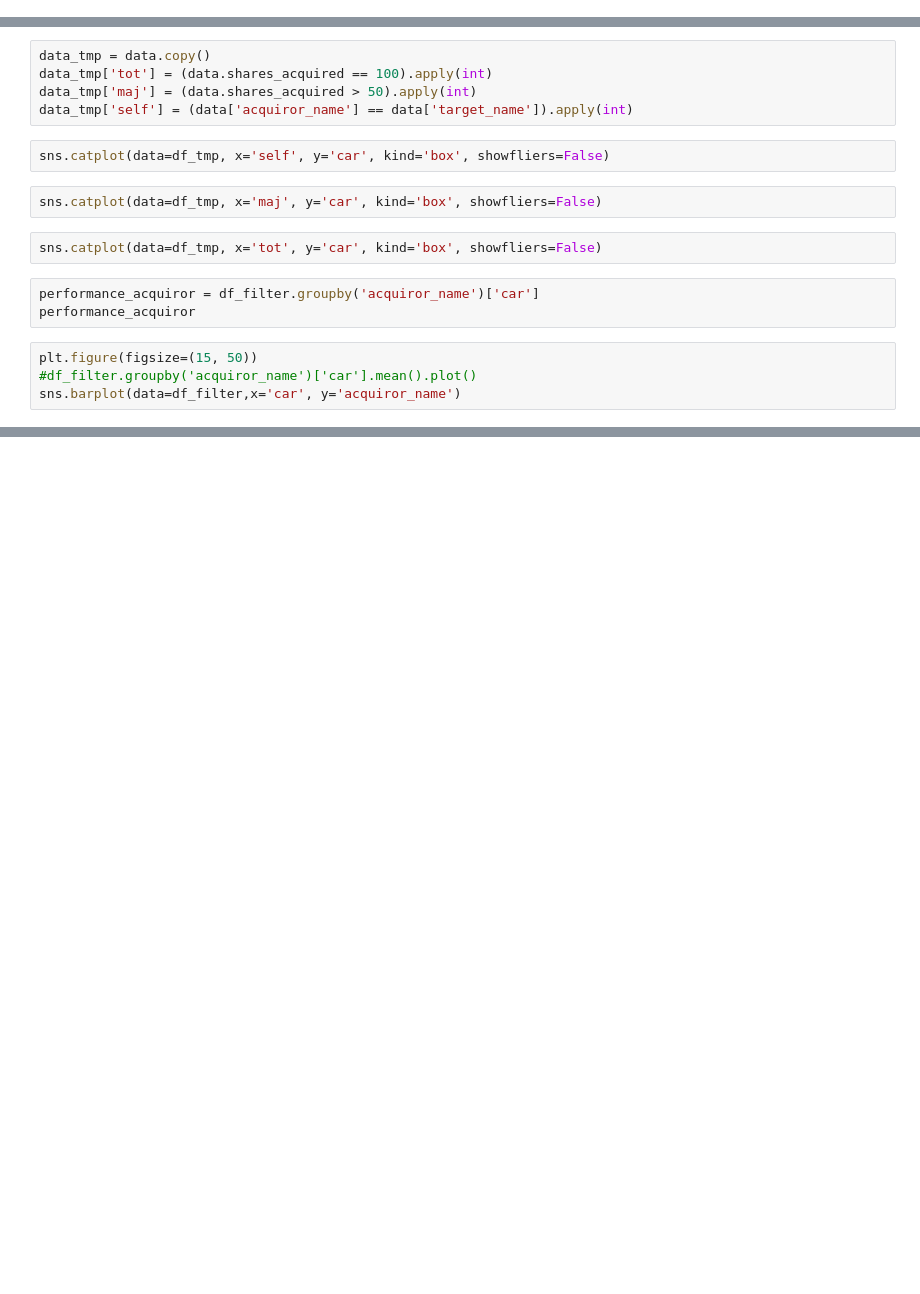
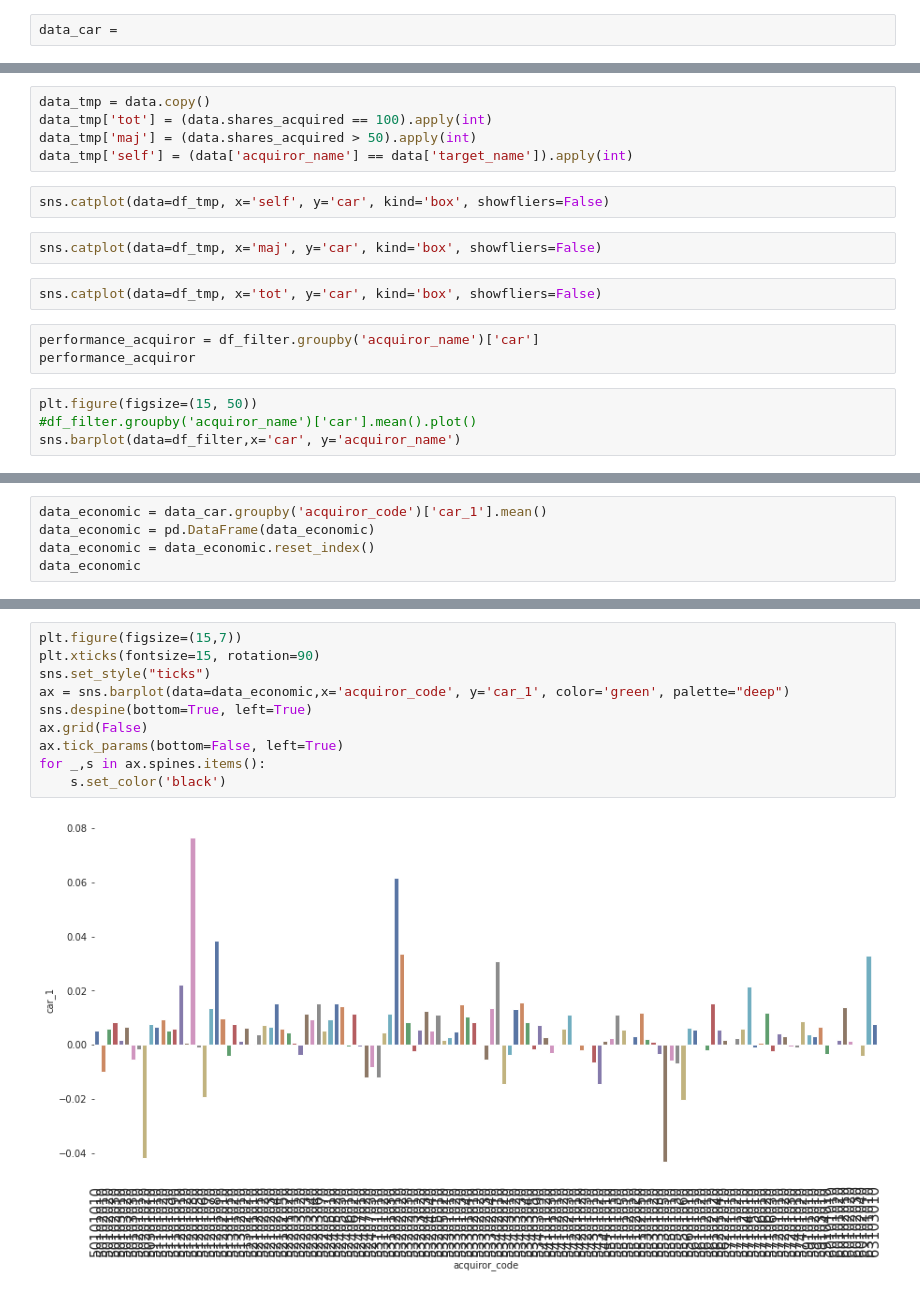
Before and after one commit to cobergmann/MA_PREDICTOR, a Jupyter notebook: notebooks/vlad_data_viz_and_exp.ipynb, the cells around one changed output, grey strips where cells are left out. Saved outputs shown, nothing was run; the diff lists cells and outputs as text; blank space fills up the shorter version.

```diff
--- a/notebooks/vlad_data_viz_and_exp.ipynb
+++ b/notebooks/vlad_data_viz_and_exp.ipynb
@@ -8,0 +73,2 @@ import seaborn as sns
+# %%
+data_car =
@@ -487,0 +470,5 @@ sns.barplot(data=df_filter,x='car', y='acquiror_name')
+# %%
+data_economic = data_car.groupby('acquiror_code')['car_1'].mean()
+data_economic = pd.DataFrame(data_economic)
+data_economic = data_economic.reset_index()
+data_economic
@@ -487,0 +489,12 @@ sns.barplot(data=df_filter,x='car', y='acquiror_name')
+# %%
+plt.figure(figsize=(15,7))
+plt.xticks(fontsize=15, rotation=90)
+sns.set_style("ticks")
+ax = sns.barplot(data=data_economic,x='acquiror_code', y='car_1', color='green', palette="deep")
+sns.despine(bottom=True, left=True)
+ax.grid(False)
+ax.tick_params(bottom=False, left=True)
+for _,s in ax.spines.items():
+    s.set_color('black')
+# %% [output]
+[figure, added]
```
Also changed, not shown: parts of 59 cells of this notebook.
